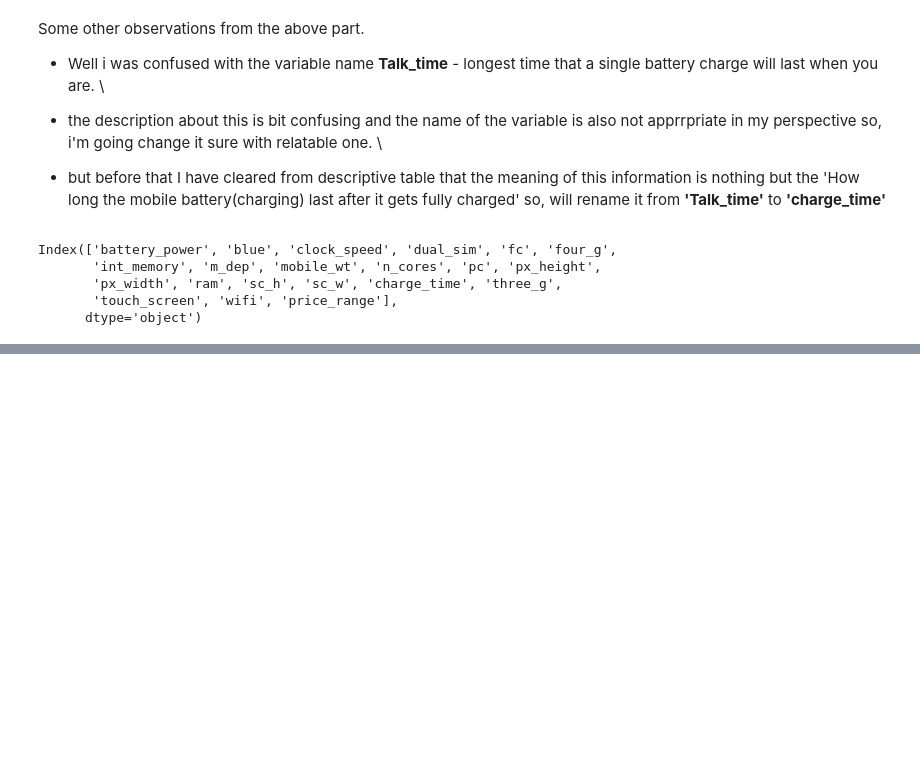
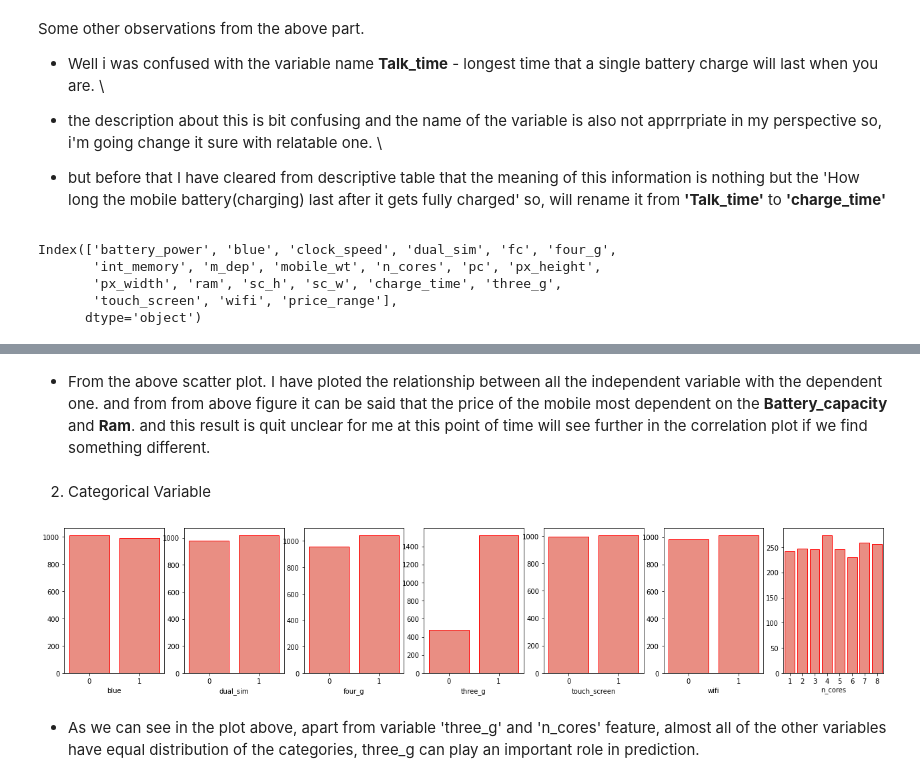
Before and after one commit to Akshay069/Mobile-Price-Range-Prediction, a Jupyter notebook: Mobile_Price_Prediction.ipynb, the cells around one changed output, grey strips where cells are left out. Cells and saved outputs as stored; diff of their text form; code cells hidden in the pictures; blank space fills up the shorter version.

```diff
--- a/Mobile_Price_Prediction.ipynb
+++ b/Mobile_Price_Prediction.ipynb
@@ -182,0 +290,16 @@ Index(['battery_power', 'blue', 'clock_speed', 'dual_sim', 'fc', 'four_g',
+# %% [markdown]
+* From the above scatter plot. I have ploted the relationship between all the independent variable with the dependent one. and from from above figure it can be said that the price of the mobile most dependent on the **Battery_capacity** and **Ram**. and this result is quit unclear for me at this point of time will see further in the correlation plot if we find something different.
+# %% [markdown]
+2. Categorical Variable
+# %%
+# Distribution of categories of each categorical variable.
+fig, axs = plt.subplots(1, len(cat), figsize=(22,4))
+
+for i in range(len(cat)):
+    sns.countplot(x=df_copy[cat[i]], ax=axs[i], color='salmon', edgecolor='red')
+    axs[i].set_ylabel('df')
+# %% [output]
+[figure, added]
+# %% [markdown]
+
+* As we can see in the plot above, apart from variable 'three_g' and 'n_cores' feature, almost all of the other variables have equal distribution of the categories, three_g can play an important role in prediction.
```
Also changed, not shown: parts of 31 cells of this notebook.
